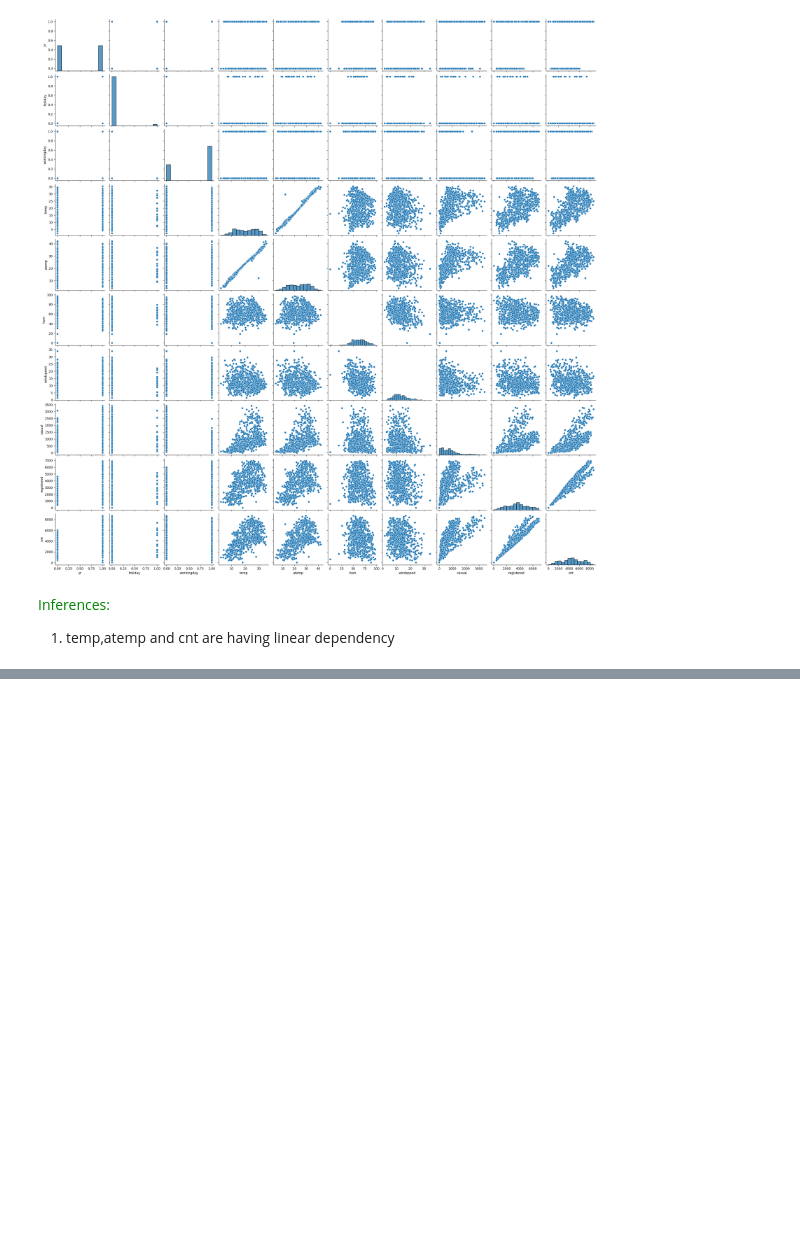
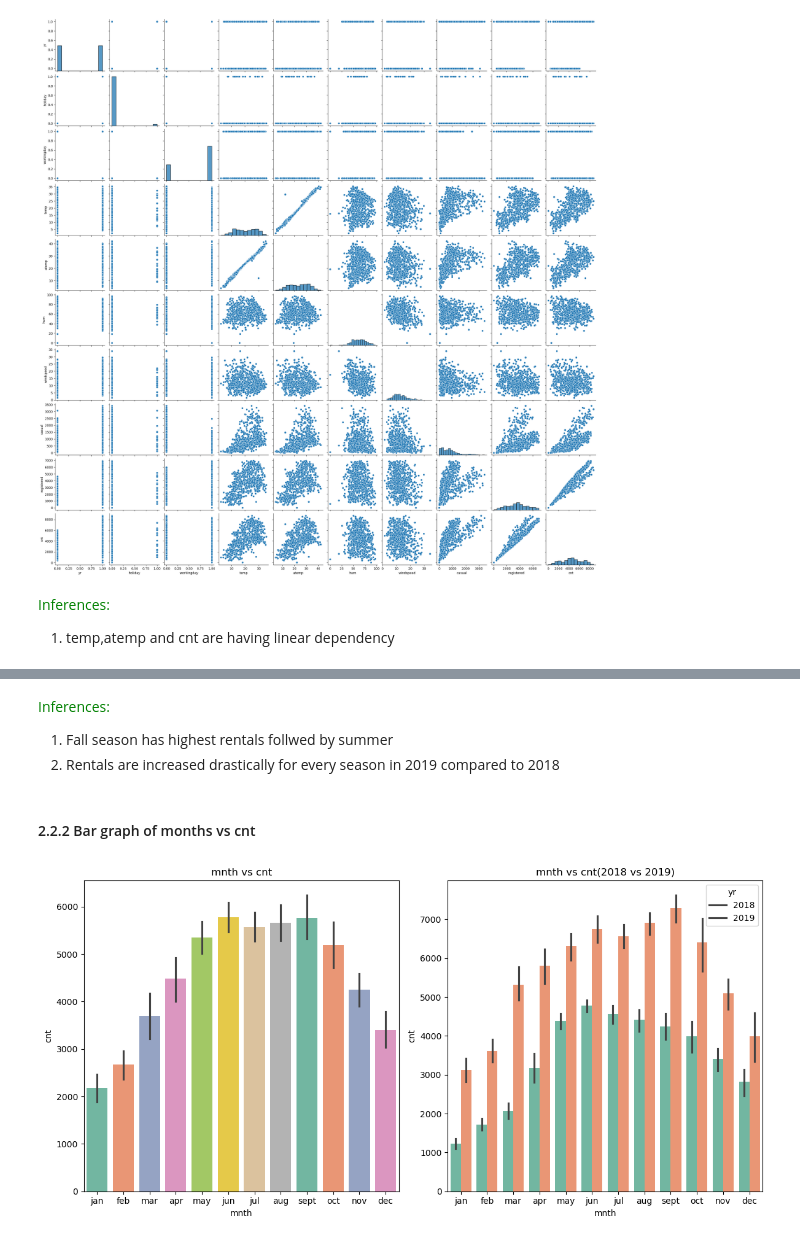
Before and after one commit to sunilkumarrudragada/bike-sharing-linear-regression, a Jupyter notebook: bike_sharing_linear_regression.ipynb, the cells around one changed output, grey strips where cells are left out. Saved outputs shown, nothing was run; the diff lists cells and outputs as text; code cells hidden in the pictures; blank space fills up the shorter version.

```diff
--- a/bike_sharing_linear_regression.ipynb
+++ b/bike_sharing_linear_regression.ipynb
@@ -208,0 +240,11 @@ plt.show()
+# %% [markdown]
+<span style="color:green">Inferences: </br>
+1. Fall season has highest rentals follwed by summer </br>
+2. Rentals are increased drastically for every season in 2019 compared to 2018
+</span>
+# %% [markdown]
+#### 2.2.2 Bar graph of months vs cnt
+# %%
+plot_bar_graphs_vs_cnt('mnth')
+# %% [output]
+[figure, added]
```
Also changed, not shown: parts of 15 cells of this notebook.
